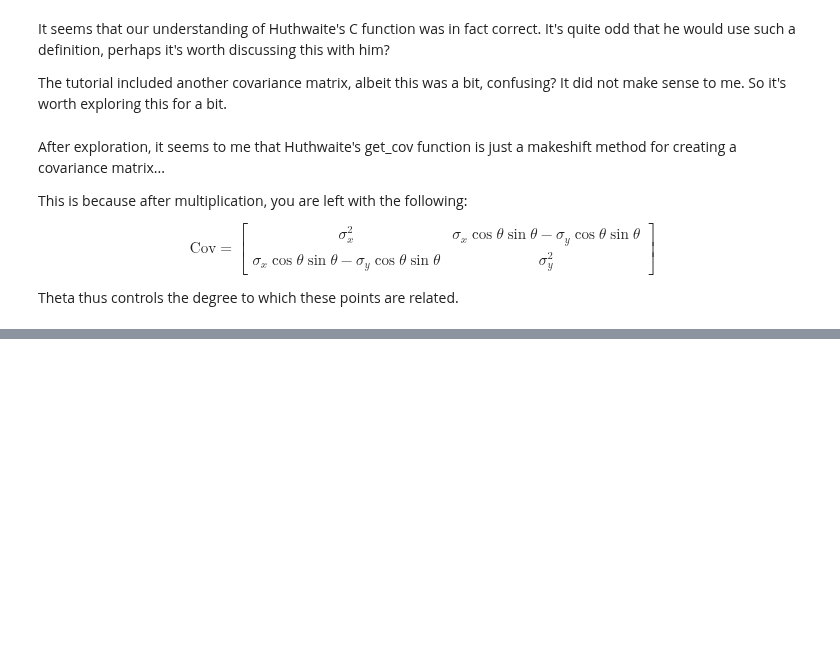
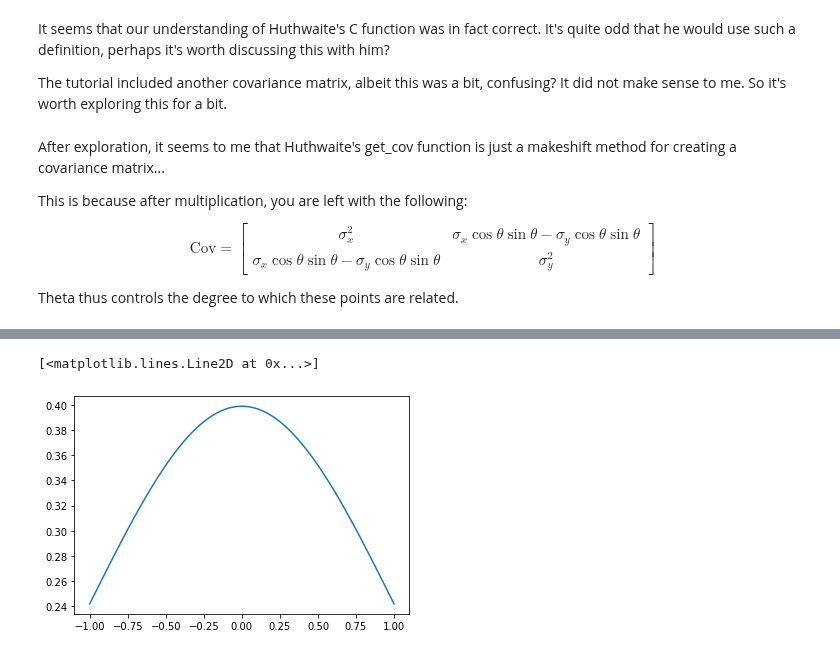
Before and after one commit to namiyousef/Intro_to_ML, a Jupyter notebook: Extra_Work/Tutorial1_Extension.ipynb, the cells around one changed output, grey strips where cells are left out. Saved outputs shown, nothing was run; the diff lists cells and outputs as text; code cells hidden in the pictures; blank space fills up the shorter version.

```diff
--- a/Extra_Work/Tutorial1_Extension.ipynb
+++ b/Extra_Work/Tutorial1_Extension.ipynb
@@ -212,0 +230,16 @@ Theta thus controls the degree to which these points are related.
+# %%
+# let's first try this for a single degree of freedom system
+
+mu = 0
+sigma = 1
+
+x = np.linspace(-1,1,200) # 200 points
+
+p = 1/(np.sqrt(2*np.pi)*sigma) * np.exp(-(1/2)*np.power((x-mu),2)/sigma)
+
+plt.plot(x,p)
+
+# a guassian, as we might expect
+# %% [output]
+[<matplotlib.lines.Line2D at 0x...>]
+[figure, added]
```
Also changed, not shown: parts of 9 cells of this notebook.
